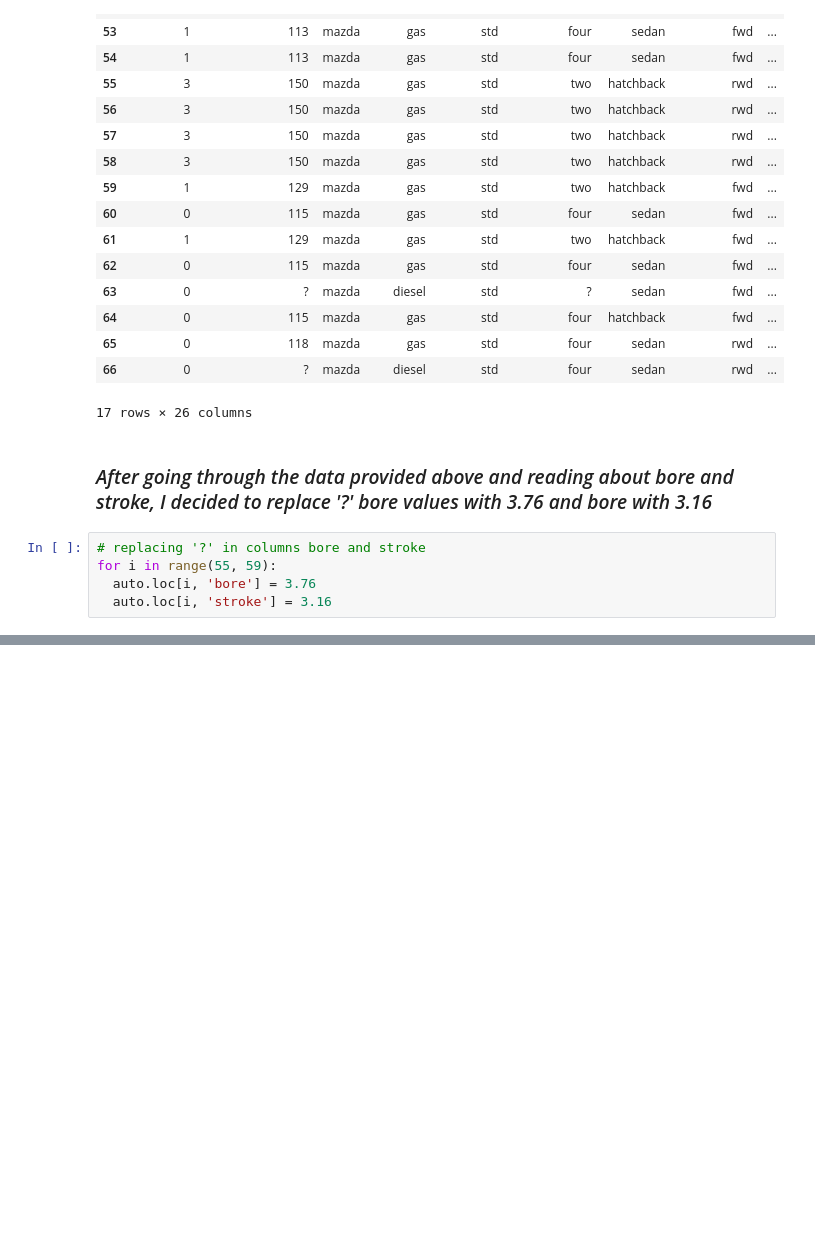
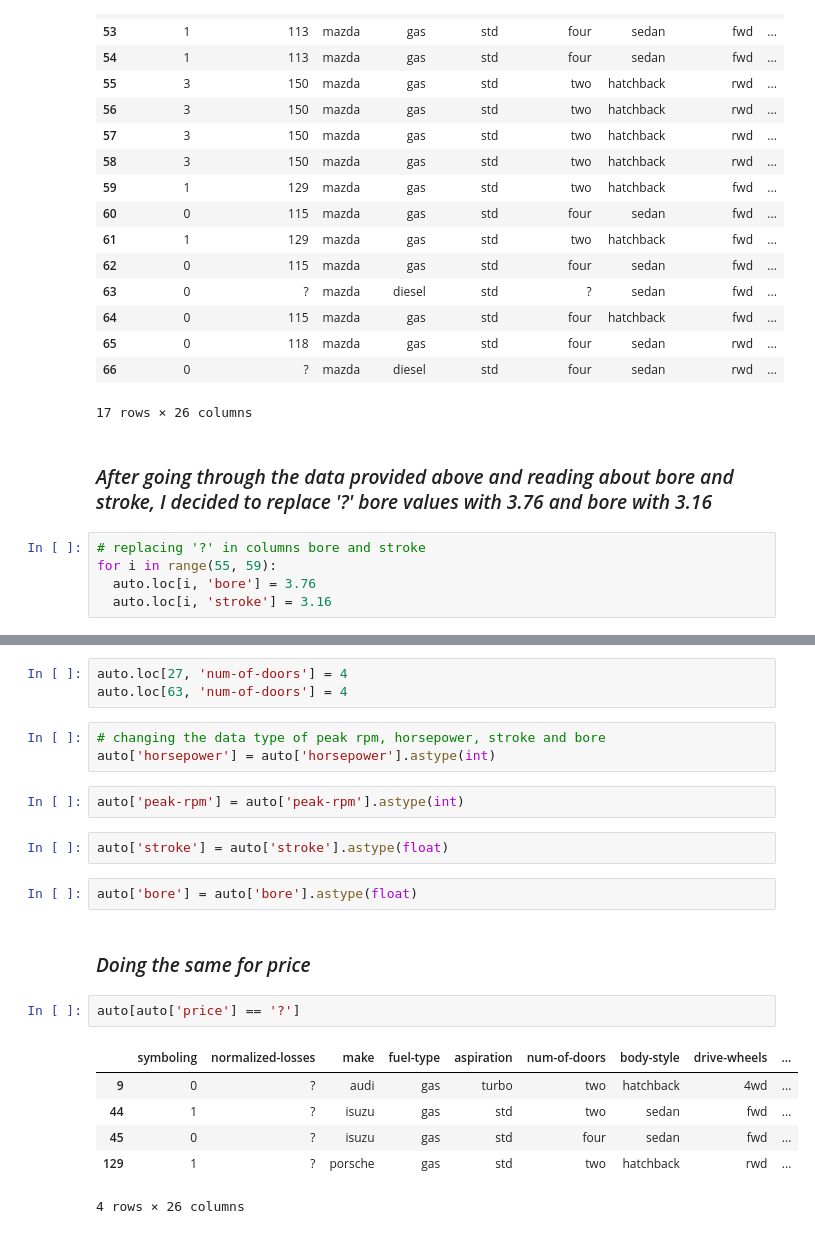
Before and after one commit to ghanalk1/Automobile-Price-Prediction, a Jupyter notebook: Automobile_Price_Prediction.ipynb, the cells around one changed output, grey strips where cells are left out. Cells and saved outputs as stored; diff of their text form; blank space fills up the shorter version.

```diff
--- a/Automobile_Price_Prediction.ipynb
+++ b/Automobile_Price_Prediction.ipynb
@@ -118,0 +153,23 @@ for i in range(55, 59):
+# %%
+auto.loc[27, 'num-of-doors'] = 4
+auto.loc[63, 'num-of-doors'] = 4
+# %%
+# changing the data type of peak rpm, horsepower, stroke and bore
+auto['horsepower'] = auto['horsepower'].astype(int)
+# %%
+auto['peak-rpm'] = auto['peak-rpm'].astype(int)
+# %%
+auto['stroke'] = auto['stroke'].astype(float)
+# %%
+auto['bore'] = auto['bore'].astype(float)
+# %% [markdown]
+### *Doing the same for price*
+# %%
+auto[auto['price'] == '?']
+# %% [output]
+|  | symboling | normalized-losses | make | fuel-type | aspiration | num-of-doors | body-style | drive-wheels | ... |
+| 9 | 0 | ? | audi | gas | turbo | two | hatchback | 4wd | ... |
+| 44 | 1 | ? | isuzu | gas | std | two | sedan | fwd | ... |
+| 45 | 0 | ? | isuzu | gas | std | four | sedan | fwd | ... |
+| 129 | 1 | ? | porsche | gas | std | two | hatchback | rwd | ... |
+4 rows × 26 columns
```
Also changed, not shown: parts of 17 cells of this notebook.
